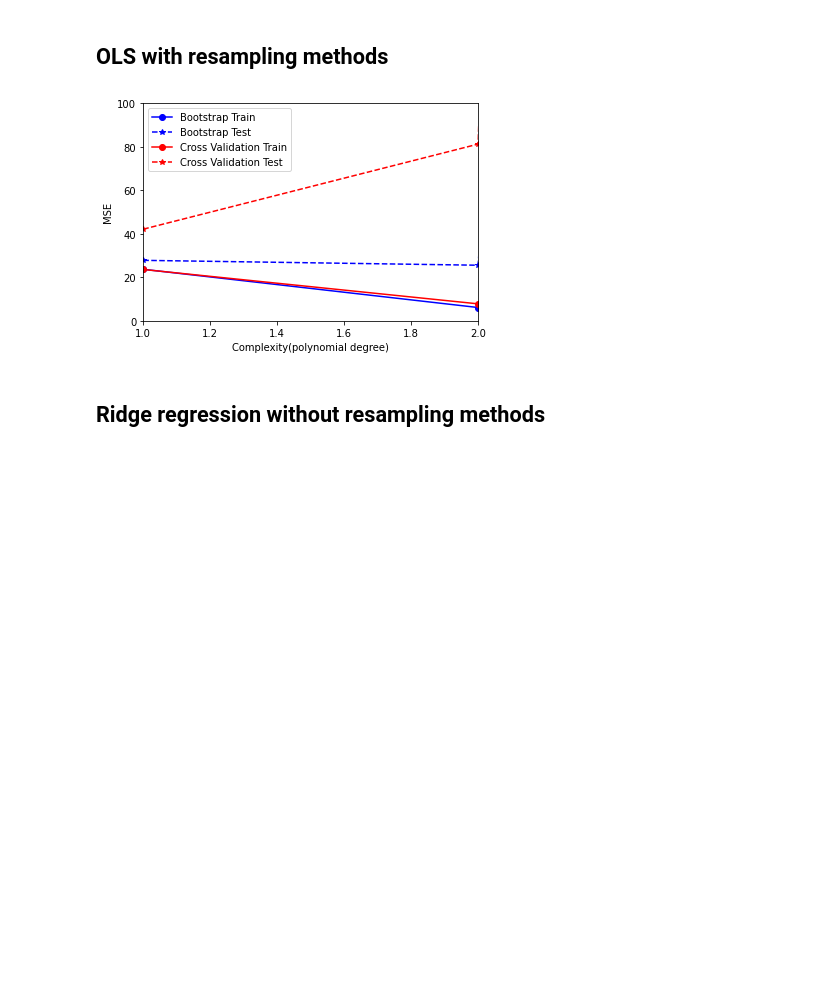
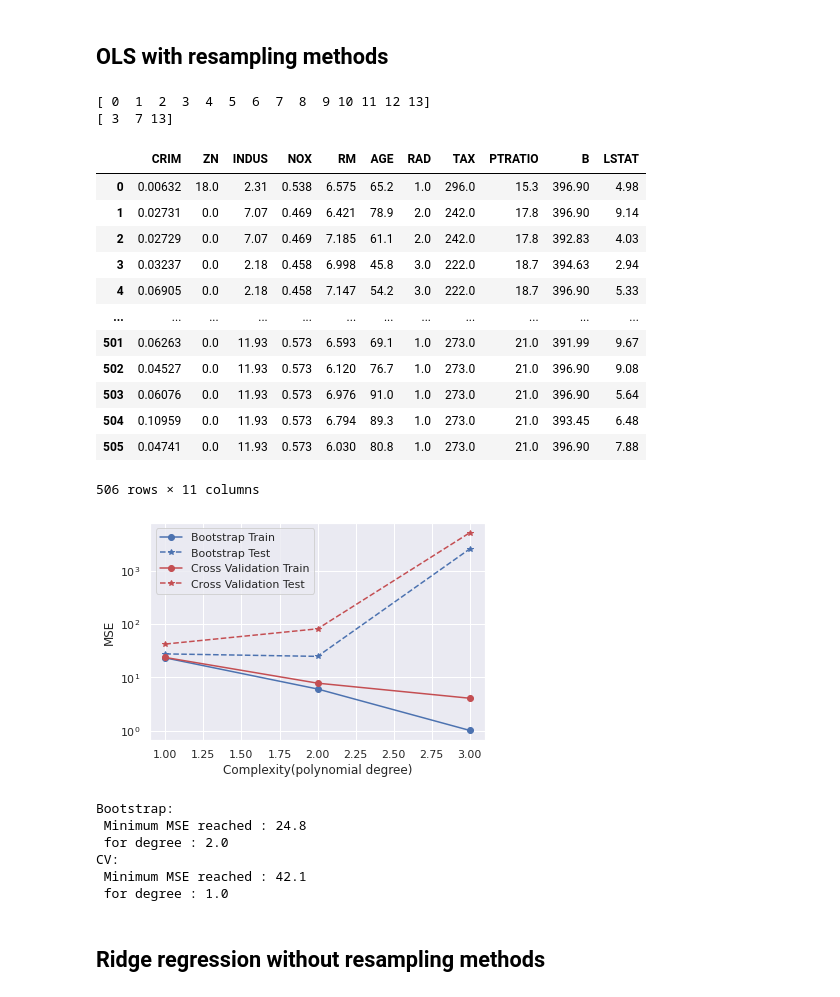
Before and after one commit to engyssimo/MLProjectNucphys, a Jupyter notebook: Project1/FilippoProject1.ipynb, the cells around one changed output. Cells and saved outputs as stored; diff of their text form; code cells hidden in the pictures; blank space fills up the shorter version.

```diff
--- a/Project1/FilippoProject1.ipynb
+++ b/Project1/FilippoProject1.ipynb
@@ -263,7 +277,7 @@ z_train_tilde_ols, z_test_tilde_ols = OLS(X_train, X_test, z_train, z_test)
 beta = skl.coef_
 
 #variance of the target data
-sigma2 = np.var(z)
+sigma2 = RegressionSigma2(z_train,z_train_tilde_ols,beta.shape[0])
 
 #calculate covariance matrix of parameters
 CovBeta = np.linalg.pinv(X.T @ X)
@@ -382,7 +396,7 @@ intercept = np.average(z_offset - X_offset @ beta)
 zpredictOwn = X_test @ beta
 
 #variance of the target data
-sigma2 = np.var(z)
+sigma2 = Sigma2(z,zpredictOwn)
 
 #calculate covariance matrix of parameters
 CovBeta = np.linalg.pinv(X.T @ X)
@@ -1406,7 +1420,7 @@ print("Size of data set: {} ".format(boston_df.shape))
 ['CRIM', 'ZN', 'INDUS', 'CHAS', 'NOX', 'RM', 'AGE', 'DIS', 'RAD', 'TAX', 'PTRATIO', 'B', 'LSTAT']
 Size of data set: (506, 14)
 # %%
-def drop_columns(boston_df,thres_corr,show=False):
+def drop_columns(boston_df, low_thresh, high_thresh=1, show=False):
     ''' Function takes in a value of thresholding and return the filtered dataframe, excluding already the target columns'''
 
     #print the correlation matrix
@@ -1417,9 +1431,10 @@ def drop_columns(boston_df,thres_corr,show=False):
         sns.heatmap(data=corr_matrix, annot=True)
 
     array_corr = corr_matrix["MEDV"].abs()
-    thresh_index = np.where(array_corr < thres_corr)
-    col_indi = np.append(thresh_index[0],13) # add target column
+    indices = np.arange(array_corr.shape[0])
+    col_indi = indices[(array_corr < low_thresh) | (array_corr >= high_thresh)]
     filtered_boston = boston_df.drop(boston_df.columns[col_indi], axis=1)
+    display(filtered_boston)
     return filtered_boston
 # %% [markdown]
 ## OLS using no resampling method
@@ -1434,7 +1449,7 @@ polydegree = np.zeros(maxdegree)
 MSE_OLS = np.zeros((maxdegree,2))
 
 
-x = drop_columns(boston_df,0.3)
+x = drop_columns(boston_df,0.3,0.7)
 
 for degree in range(maxdegree):
 
@@ -1469,4 +1484,6 @@ plt.ylim(0,1000)
 #plt.yscale("log")
 plt.legend()
 plt.show()
+
+print("Minimum MSE reached : {:.1f} \n for degree : {}".format(np.min(MSE_OLS[:,1]),polydegree[np.argmin(MSE_OLS[:,1])]))
 # %% [output]
@@ -1484,7 +1518,7 @@ k_folds = 6
 #target feature
 z = boston_df['MEDV']
 
-x = drop_columns(boston_df,0.3)
+x = drop_columns(boston_df,0.3,0.9)
 
 polydegree = np.zeros(maxdegree)
 MSE_boot = np.zeros((maxdegree,2))
@@ -1503,34 +1537,63 @@ for degree in range(maxdegree):
 
     X_train, X_test, z_train, z_test = train_test_split(np.array(X), np.array(z), test_size=0.3, random_state = 2)
 
     #scaler = StandardScaler()
     #scaler.fit(X_train)
     #X_train= scaler.transform(X_train)
     #X_test = scaler.transform(X_test)
 
     #z_t = z_test.reshape(len(z_test),1)
     polydegree[degree] = degree+1
 
     z_train_tilde_ols , z_test_tilde_ols, MSE_boot_deg = bootstrap_OLS(X_train, X_test, z_train, z_test, n_bs)
 
     MSE_boot[degree, 0] = np.mean(MSE_boot_deg[:,0])
     MSE_boot[degree, 1] = np.mean(MSE_boot_deg[:,1])
 
     MSE_cv[degree, 0], MSE_cv[degree, 1] = cross_validation_OLS(k_folds,X,z)
 
 
 #plot the results
 plt.plot(polydegree,MSE_boot[:,0],"bo-",label='Bootstrap Train')
 plt.plot(polydegree,MSE_boot[:,1],"b*--",label='Bootstrap Test')
 plt.plot(polydegree,MSE_cv[:,0],"ro-",label='Cross Validation Train')
 plt.plot(polydegree,MSE_cv[:,1],"r*--",label='Cross Validation Test')
 plt.xlabel('Complexity(polynomial degree)')
 plt.ylabel('MSE')
 plt.yscale("log")
 plt.legend()
 plt.show()
+
+
+
+
+print("Bootstrap: \n Minimum MSE reached : {:.1f} \n for degree : {}".format(np.min(MSE_boot[:,1]),polydegree[np.argmin(MSE_boot[:,1])]))
+
+
+print("CV: \n Minimum MSE reached : {:.1f} \n for degree : {}".format(np.min(MSE_cv[:,1]),polydegree[np.argmin(MSE_cv[:,1])]))
 # %% [output]
+[ 0  1  2  3  4  5  6  7  8  9 10 11 12 13]
+[ 3  7 13]
+|  | CRIM | ZN | INDUS | NOX | RM | AGE | RAD | TAX | PTRATIO | B | LSTAT |
+| 0 | 0.00632 | 18.0 | 2.31 | 0.538 | 6.575 | 65.2 | 1.0 | 296.0 | 15.3 | 396.90 | 4.98 |
+| 1 | 0.02731 | 0.0 | 7.07 | 0.469 | 6.421 | 78.9 | 2.0 | 242.0 | 17.8 | 396.90 | 9.14 |
+| 2 | 0.02729 | 0.0 | 7.07 | 0.469 | 7.185 | 61.1 | 2.0 | 242.0 | 17.8 | 392.83 | 4.03 |
+| 3 | 0.03237 | 0.0 | 2.18 | 0.458 | 6.998 | 45.8 | 3.0 | 222.0 | 18.7 | 394.63 | 2.94 |
+| 4 | 0.06905 | 0.0 | 2.18 | 0.458 | 7.147 | 54.2 | 3.0 | 222.0 | 18.7 | 396.90 | 5.33 |
+| ... | ... | ... | ... | ... | ... | ... | ... | ... | ... | ... | ... |
+| 501 | 0.06263 | 0.0 | 11.93 | 0.573 | 6.593 | 69.1 | 1.0 | 273.0 | 21.0 | 391.99 | 9.67 |
+| 502 | 0.04527 | 0.0 | 11.93 | 0.573 | 6.120 | 76.7 | 1.0 | 273.0 | 21.0 | 396.90 | 9.08 |
+| 503 | 0.06076 | 0.0 | 11.93 | 0.573 | 6.976 | 91.0 | 1.0 | 273.0 | 21.0 | 396.90 | 5.64 |
+| 504 | 0.10959 | 0.0 | 11.93 | 0.573 | 6.794 | 89.3 | 1.0 | 273.0 | 21.0 | 393.45 | 6.48 |
+| 505 | 0.04741 | 0.0 | 11.93 | 0.573 | 6.030 | 80.8 | 1.0 | 273.0 | 21.0 | 396.90 | 7.88 |
+506 rows × 11 columns
-[figure, old version]
+[figure, new version]
+Bootstrap:
+ Minimum MSE reached : 24.8
+ for degree : 2.0
+CV:
+ Minimum MSE reached : 42.1
+ for degree : 1.0
 # %% [markdown]
 ## Ridge regression without resampling methods
 # %%
```
Also changed, not shown: parts of 8 cells of this notebook.
